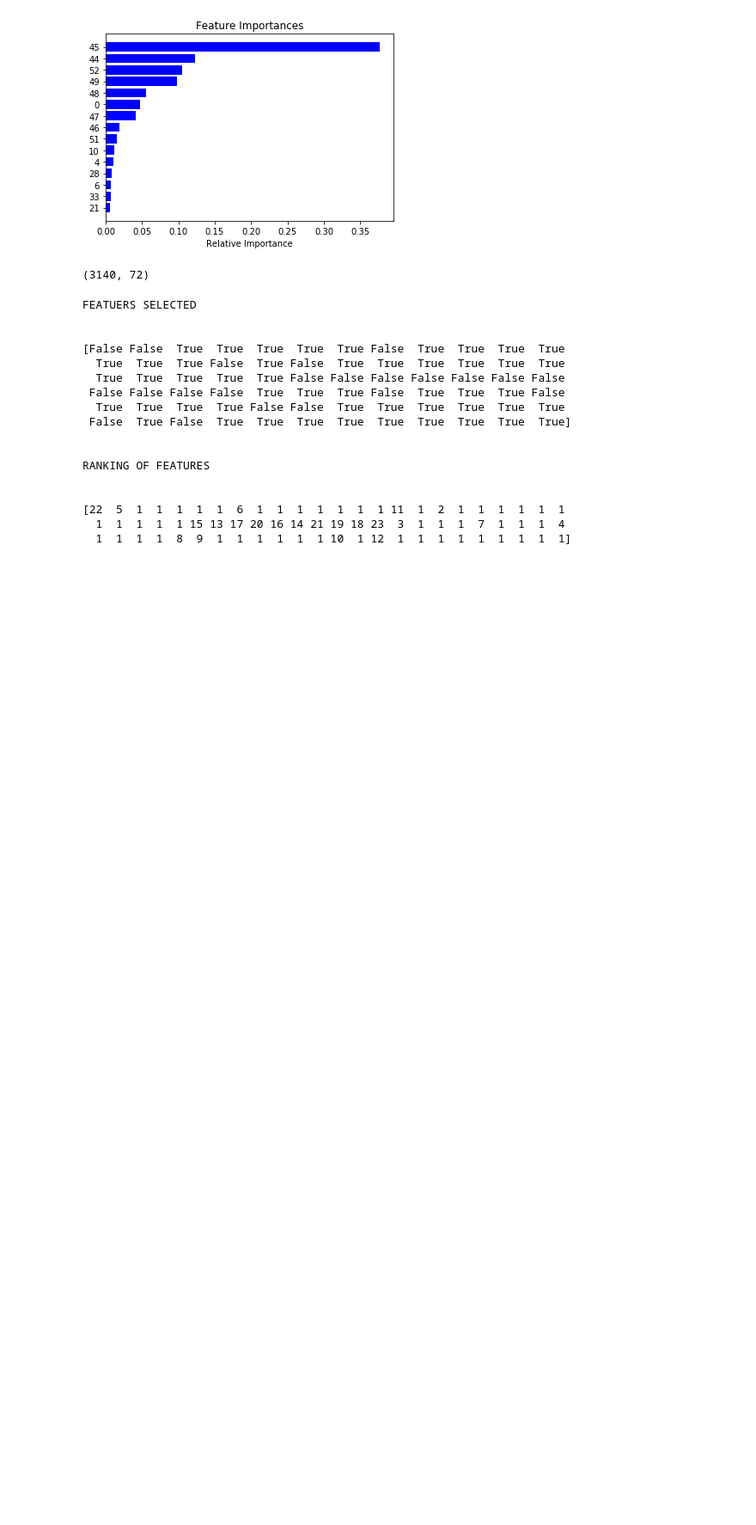
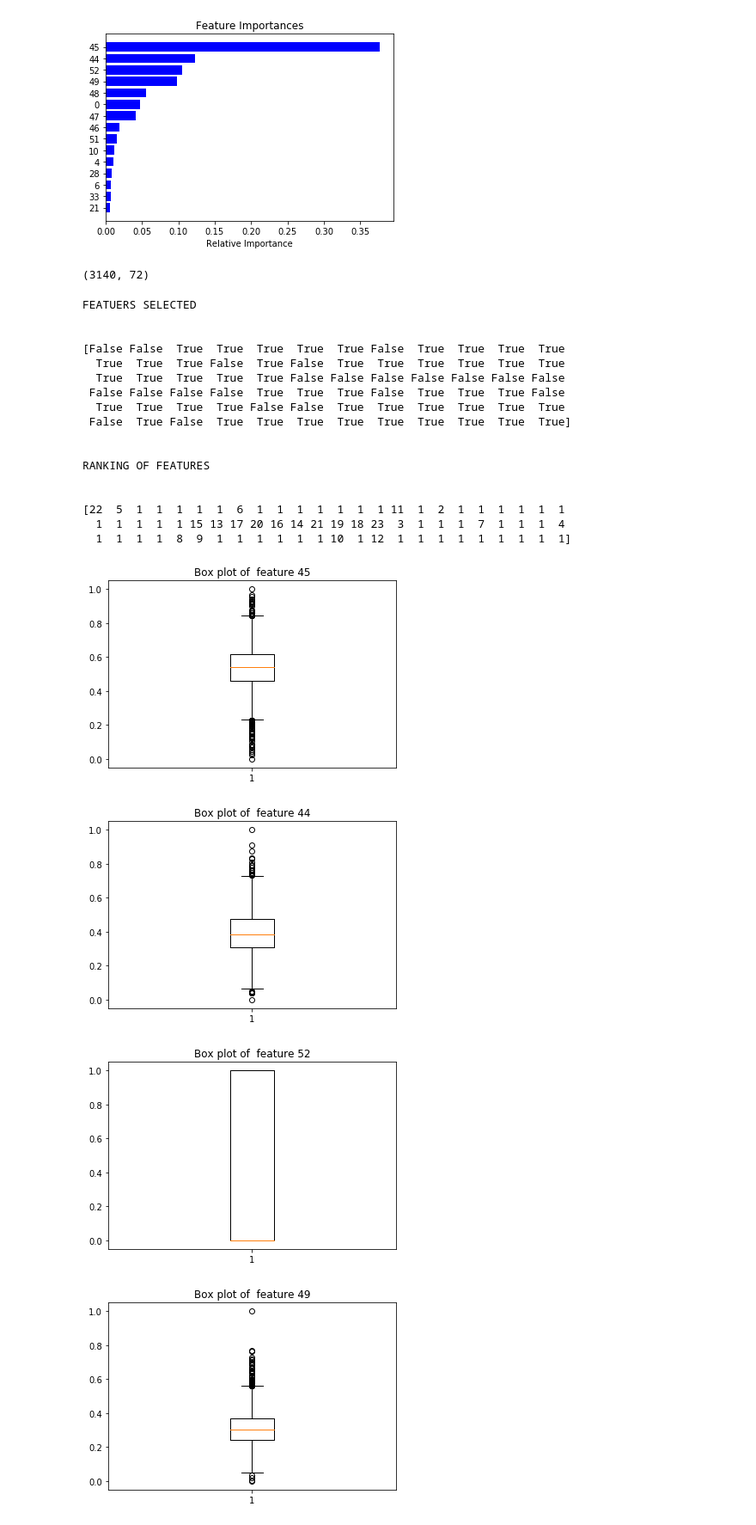
Before and after one commit to PreethiVijai/ML-project, a Jupyter notebook: Dimensionality reduction.ipynb, the cells around one changed output. Shown at 86% size. Cells and saved outputs as stored; diff of their text form; code cells hidden in the pictures; blank space fills up the shorter version.

Commit message:
Box plot

```diff
--- a/Dimensionality reduction.ipynb
+++ b/Dimensionality reduction.ipynb
@@ -215,0 +207,47 @@ RANKING OF FEATURES
+# %%
+#BoxPlot to assess the skewness of data
+
+
+fig1, ax1 = plt.subplots()
+ax1.set_title('Box plot of  feature 45')
+ax1.boxplot(full_df[45])
+fig1, ax2 = plt.subplots()
+ax2.set_title('Box plot of  feature 44')
+ax2.boxplot(full_df[44])
+fig1, ax3 = plt.subplots()
+ax3.set_title('Box plot of  feature 52')
+ax3.boxplot(full_df[52])
+fig1, ax4 = plt.subplots()
+ax4.set_title('Box plot of  feature 49')
+ax4.boxplot(full_df[49])
+fig1, ax5 = plt.subplots()
+ax5.set_title('Box plot of  feature 48')
+ax5.boxplot(full_df[48])
+fig1, ax6 = plt.subplots()
+ax6.set_title('Box plot of  feature 0')
+ax6.boxplot(full_df[0])
+fig1, ax7 = plt.subplots()
+ax7.set_title('Box plot of  feature 47')
+ax7.boxplot(full_df[47])
+fig1, ax8 = plt.subplots()
+ax8.set_title('Box plot of  feature 46')
+ax8.boxplot(full_df[46])
+fig1, ax9 = plt.subplots()
+ax9.set_title('Box plot of  feature 51')
+ax9.boxplot(full_df[51])
+fig1, ax10 = plt.subplots()
+ax10.set_title('Box plot of  feature 10')
+ax10.boxplot(full_df[10])
+fig1, ax11 = plt.subplots()
+ax11.set_title('Box plot of  feature 4')
+ax11.boxplot(full_df[4])
+
+
+
+
+plt.show()
+# %% [output]
+[figure, added]
+[figure, added]
+[figure, added]
+[figure, added]
```
Also changed, not shown: parts of 2 cells of this notebook.
